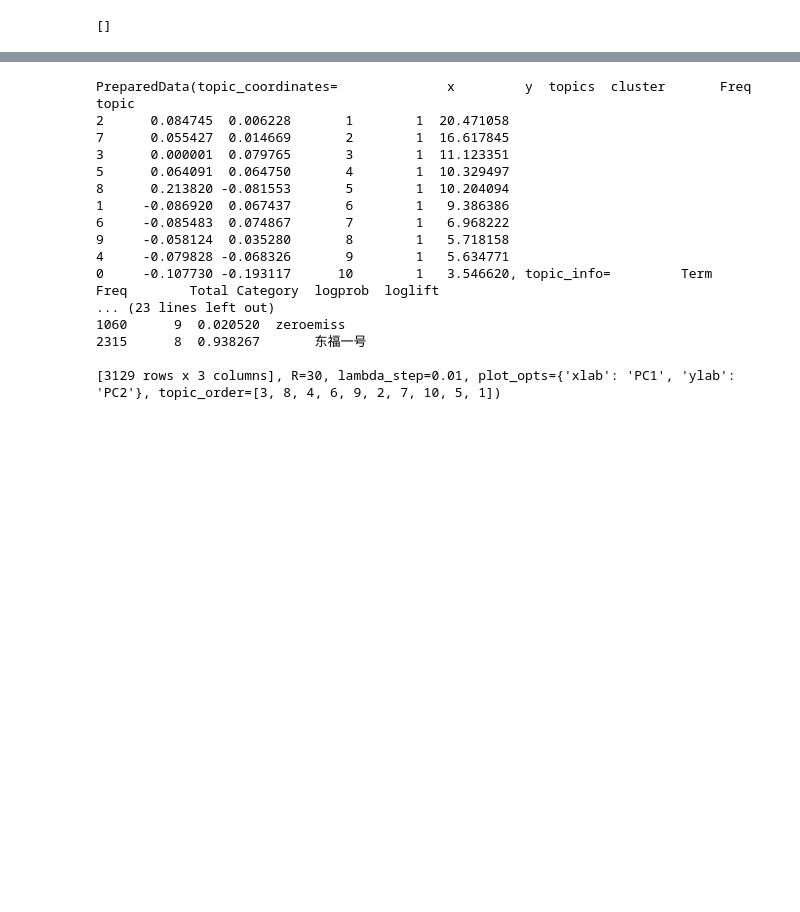
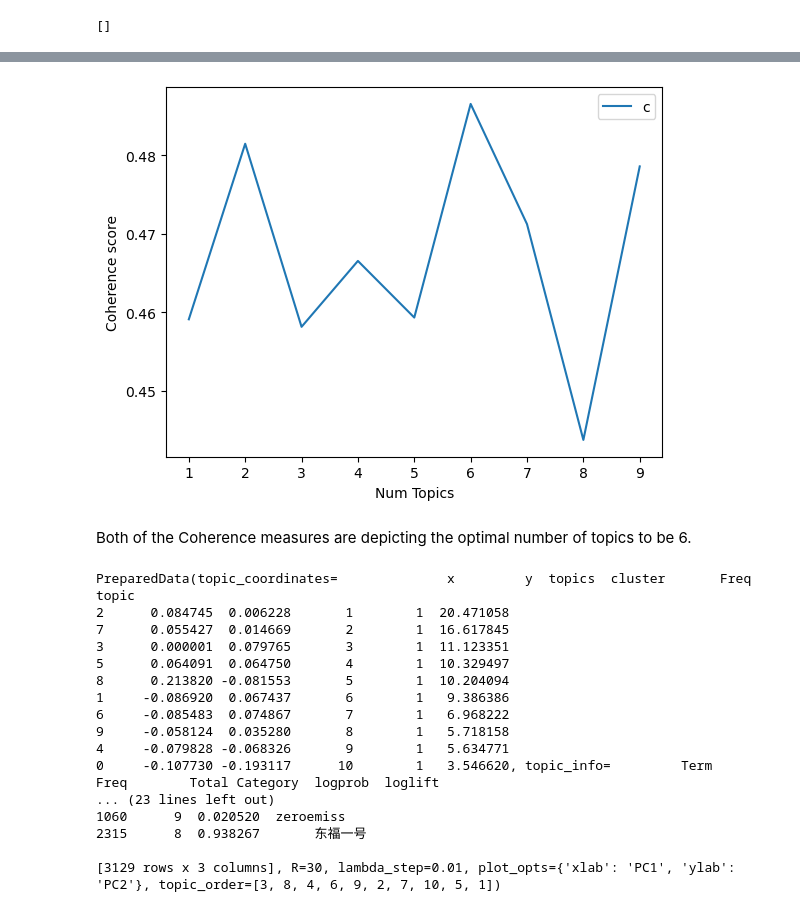
Before and after one commit to agrawalayush730/Hydrogen-dataset-Topic-Modeling-Latent-Drichlet-Allocation-LDA, a Jupyter notebook: Hydrogen_LDA.ipynb, the cells around one changed output, grey strips where cells are left out. Drawn from its saved outputs; the diff is of its cells as text; code cells hidden in the pictures; blank space fills up the shorter version.

Commit message:
Adding Coherence measures with matplotlib visualizing

```diff
--- a/Hydrogen_LDA.ipynb
+++ b/Hydrogen_LDA.ipynb
@@ -345,3 +345,44 @@ Coherence Score:  [0.8416136703405416, 0.248660073316708, 0.5217773425914058, 0.
+# %%
+def compute_coherence_values(dictionary,bow_corpus, processed_docs, limit, start=1, step=1):
+    """
+    Compute c_v coherence for various number of topics
+
+    Parameters:
+    ----------
+    dictionary : Gensim dictionary
+    corpus : Gensim corpus
+    texts : List of input texts
+    limit : Max num of topics
+
+    Returns:
+    -------
+    model_list : List of LDA topic models
+    coherence_values : Coherence values corresponding to the LDA model with respective number of topics
+    """
+    coherence_values = []
+    model_list = []
+    for num_topics in range(start, limit, step):
+        model=gensim.models.LdaMulticore(corpus=bow_corpus, id2word=dictionary, num_topics=num_topics)
+        model_list.append(model)
+        coherencemodel = CoherenceModel(model=model, texts=processed_docs, dictionary=dictionary, coherence='c_v')
+        coherence_values.append(coherencemodel.get_coherence())
+
+    return model_list, coherence_values
+# %%
+model_list, coherence_values = compute_coherence_values(dictionary=dictionary, bow_corpus=bow_corpus, processed_docs=processed_docs, start=1, limit=10, step=1)
+# Show graph
+import matplotlib.pyplot as plt
+limit=10; start=1; step=1;
+x = range(start, limit, step)
+plt.plot(x, coherence_values)
+plt.xlabel("Num Topics")
+plt.ylabel("Coherence score")
+plt.legend(("coherence_values"), loc='best')
+plt.show()
+# %% [output]
+[figure, added]
+# %% [markdown]
+Both of the Coherence measures are depicting the optimal number of topics to be 6.
 # %%
 # Visualize the topics
 pyLDAvis.enable_notebook()
```
Also changed, not shown: parts of 8 cells of this notebook.
